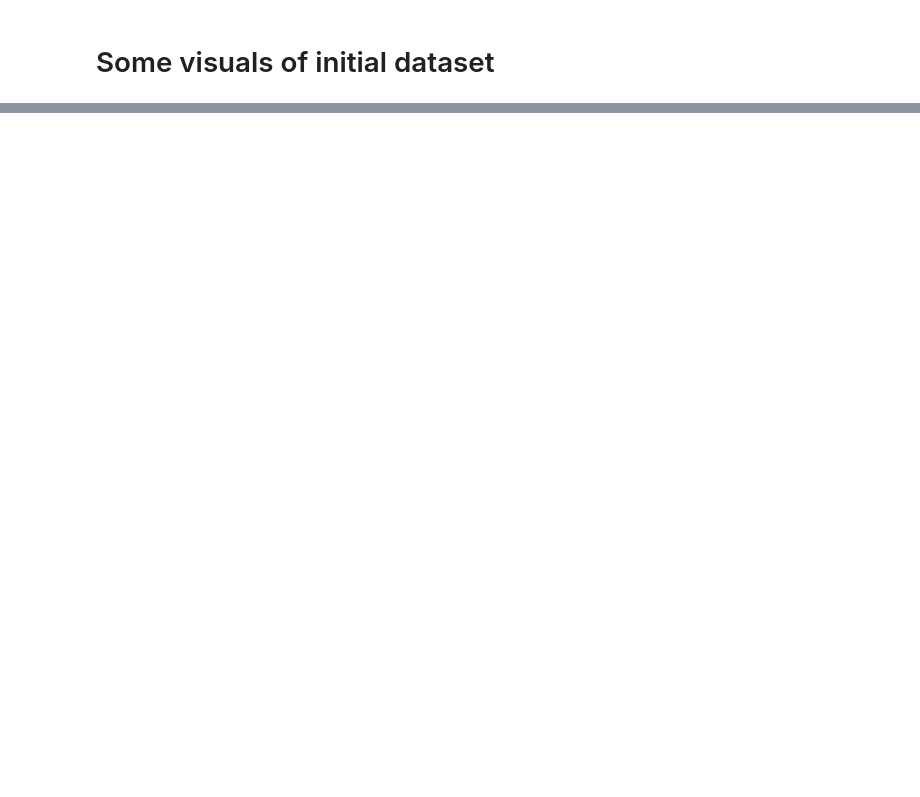
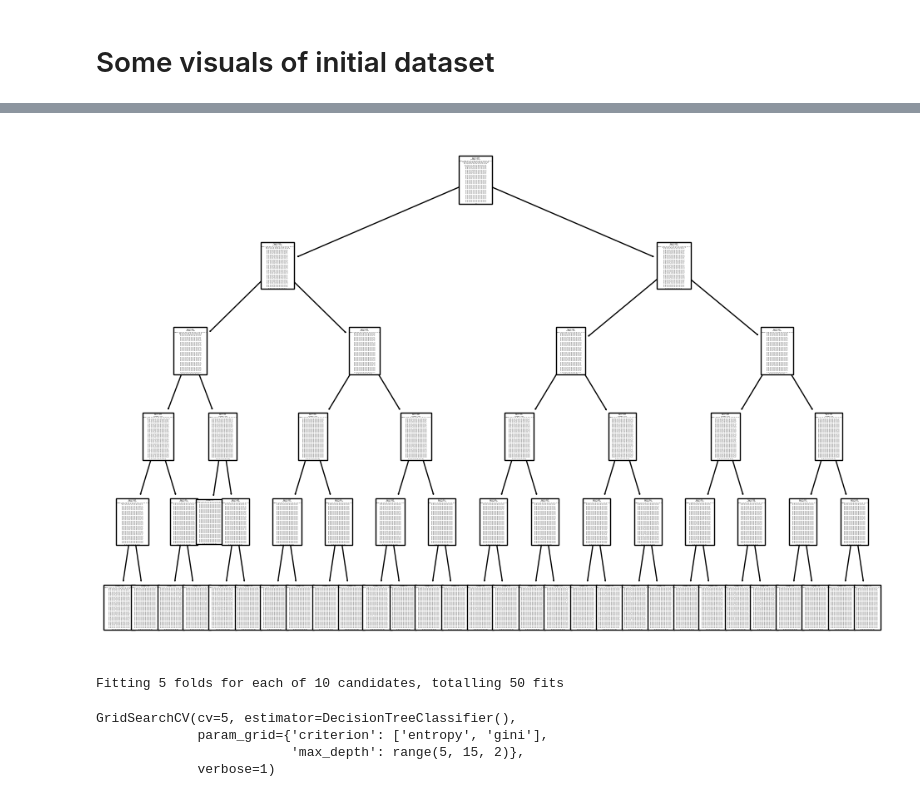
Before and after one commit to RodneyWardle2023/CapstoneProjectCA2RodneyWardle-SBS23057, a Jupyter notebook: CapstoneProjectCA2-CODE-RodneyWardle-SBS23057.ipynb, the cells around one changed output, grey strips where cells are left out. Saved outputs shown, nothing was run; the diff lists cells and outputs as text; code cells hidden in the pictures; blank space fills up the shorter version.

```diff
--- a/CapstoneProjectCA2-CODE-RodneyWardle-SBS23057.ipynb
+++ b/CapstoneProjectCA2-CODE-RodneyWardle-SBS23057.ipynb
@@ -162,0 +236,2 @@ df.info()
+# %%
+df = df.apply(le.fit_transform)
@@ -162,0 +243,12 @@ df.info()
+# %%
+# Putting feature variable to X
+X = df.drop('applied',axis=1)
+
+# Putting response variable to y
+y = df['applied']
+# %%
+# Splitting the data into train and test
+X_train, X_test, y_train, y_test = train_test_split(X, y,
+                                                    test_size=0.30,
+                                                    random_state = 99)
+X_train.head()
@@ -162,0 +262,8 @@ df.info()
+# %%
+# Importing decision tree classifier from sklearn library
+from sklearn.tree import DecisionTreeClassifier
+
+# Fitting the decision tree with default hyperparameters, apart from
+# max_depth which is 5 so that we can plot and read the tree.
+dt_default = DecisionTreeClassifier(max_depth=5)
+dt_default.fit(X_train, y_train)
@@ -162,0 +314,10 @@ df.info()
+# %%
+import matplotlib.pyplot as plt
+from sklearn import tree
+
+# Set the size of the figure
+plt.figure(figsize = (12, 8))
+
+# Display the tree by calling a method plot_tree()
+tree.plot_tree(dt_default)
+# %% [output]
@@ -162,0 +341,25 @@ df.info()
+[figure, added]
+# %%
+from sklearn.model_selection import GridSearchCV
+
+# Create the parameter grid
+param_grid = {
+    'max_depth': range(5, 15, 2),
+    'criterion': ["entropy", "gini"]
+}
+
+n_folds = 5
+
+# Instantiate the grid search model
+dtree = DecisionTreeClassifier()
+grid_search = GridSearchCV(estimator = dtree, param_grid = param_grid,
+                          cv = n_folds, verbose = 1)
+
+# Fit the grid search to the data
+grid_search.fit(X_train,y_train)
+# %% [output]
+Fitting 5 folds for each of 10 candidates, totalling 50 fits
+GridSearchCV(cv=5, estimator=DecisionTreeClassifier(),
+             param_grid={'criterion': ['entropy', 'gini'],
+                         'max_depth': range(5, 15, 2)},
+             verbose=1)
```
Also changed, not shown: parts of 41 cells of this notebook, 3 other files.
